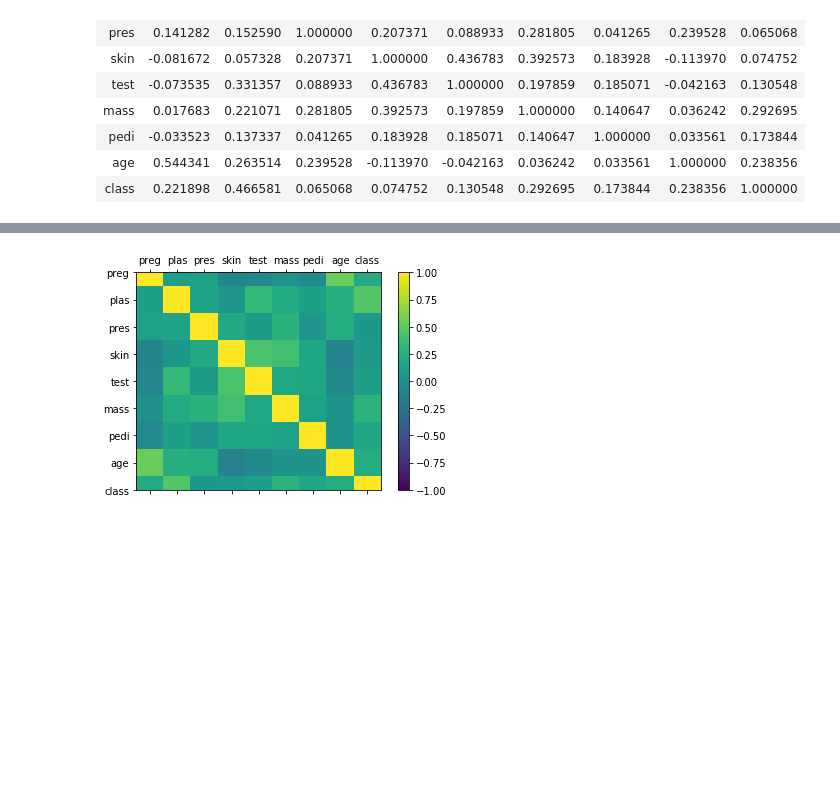
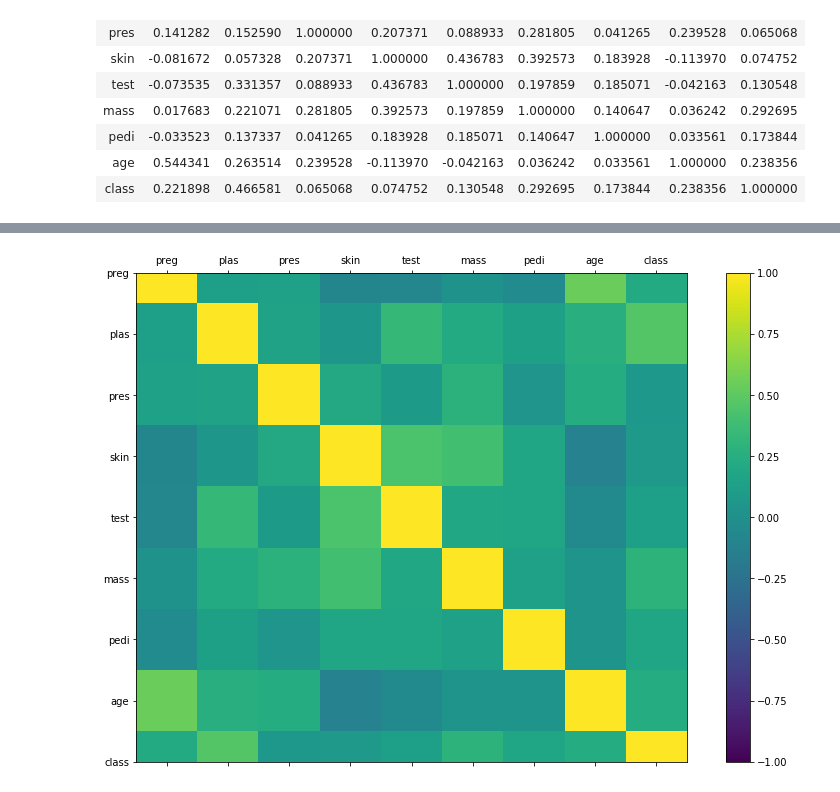
Before and after one commit to enuguru/DataScienceLevelOne, a Jupyter notebook: pydslevelone/data_visualization/plots.ipynb, the cells around one changed output, grey strips where cells are left out. Drawn from its saved outputs; the diff is of its cells as text; code cells hidden in the pictures; blank space fills up the shorter version.

```diff
--- a/pydslevelone/data_visualization/plots.ipynb
+++ b/pydslevelone/data_visualization/plots.ipynb
@@ -89,18 +83,18 @@ plt.show()
 # %%
 correlations = data.corr()
 # plot correlation matrix
-fig = plt.figure()
+fig = plt.figure(figsize=(14,9))
 ax = fig.add_subplot(111)
 cax = ax.matshow(correlations, vmin=-1, vmax=1)
 fig.colorbar(cax)
 ticks = numpy.arange(0,9,1)
 ax.set_xticks(ticks)
 ax.set_yticks(ticks)
 ax.set_xticklabels(names)
 ax.set_yticklabels(names)
 plt.show()
 # %% [output]
-[figure, old version]
+[figure, new version]
 # %%
 fruits = ['apples', 'pears', 'cherries', 'bananas']
 series = pd.Series([20, 30, 40, 10],
```
Also changed, not shown: parts of 17 cells of this notebook, 12 other files.
